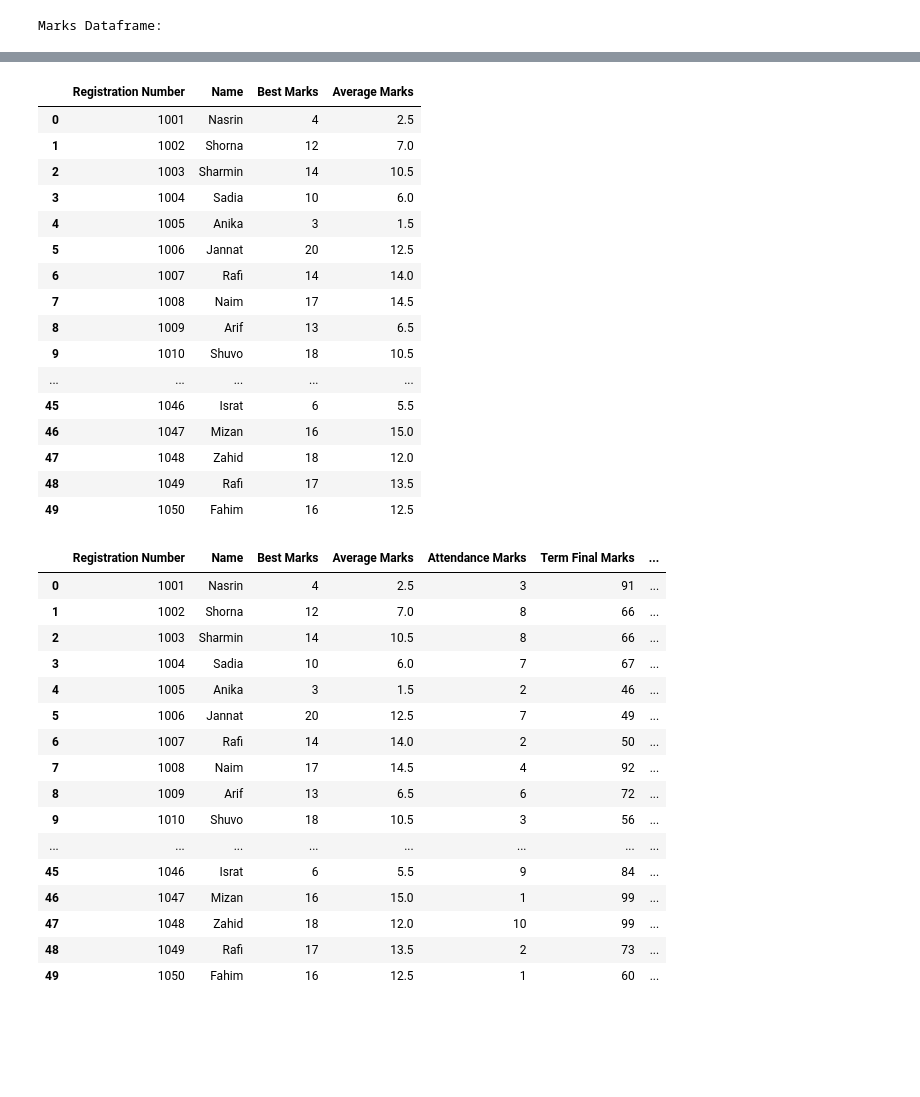
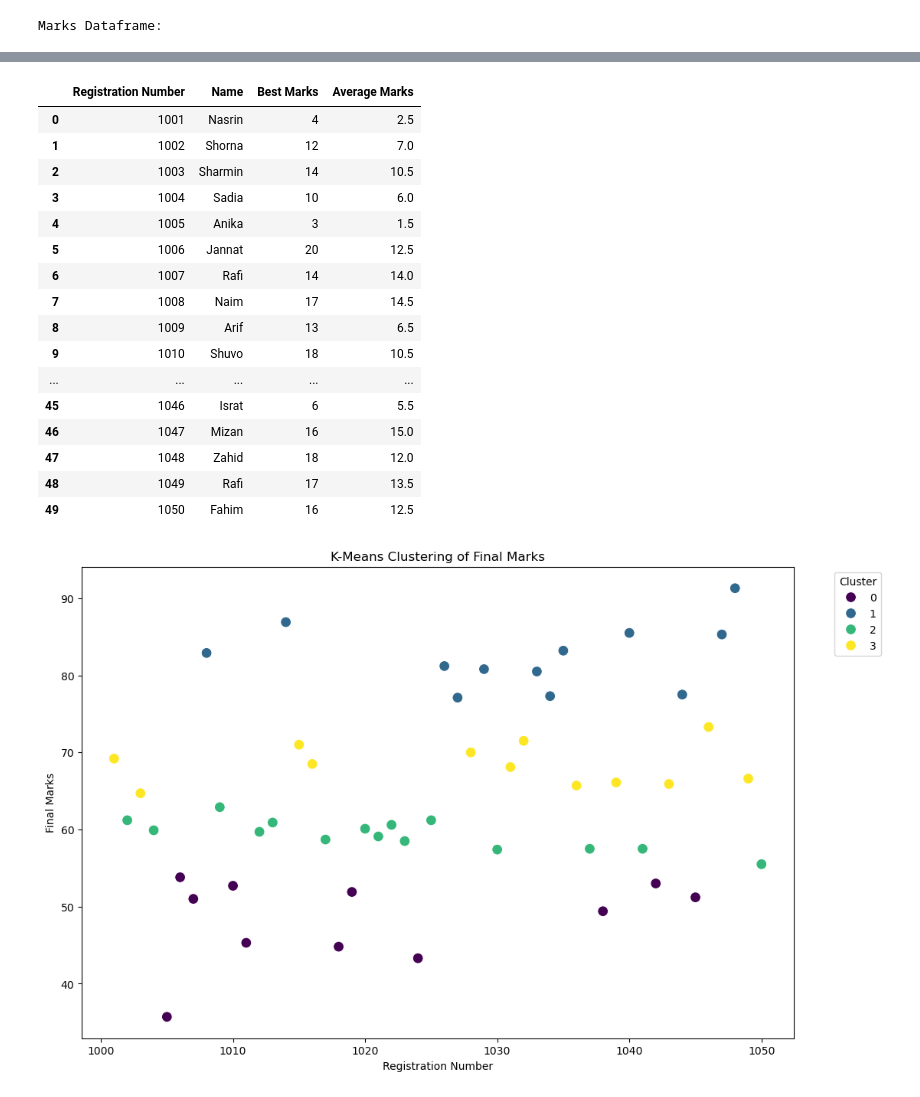
Before and after one commit to sayeem2129/PDS_09_32_Project, a Jupyter notebook: PDS_09_32_project 2.ipynb, the cells around one changed output, grey strips where cells are left out. Saved outputs shown, nothing was run; the diff lists cells and outputs as text; code cells hidden in the pictures; blank space fills up the shorter version.

```diff
--- a/PDS_09_32_project 2.ipynb
+++ b/PDS_09_32_project 2.ipynb
@@ -1,7 +1,7 @@
 # %%
 import pandas as pd
 
-# Load the datasets
+#3 Load the datasets
 term_test_1 = pd.read_csv(r"D:\project iict\term-test-1-result (1).csv")
 term_test_2 = pd.read_csv(r"D:\project iict\term-test-2-result (1).csv")
 
@@ -12,7 +12,7 @@ display(term_test_2)
 # Merge term_test_1 and term_test_2 on 'Registration Number'
 merged_df = pd.merge(term_test_1, term_test_2, on="Registration Number")
 
-# Clean up by keeping a single 'Name' column and rename the dataframe to marks
+#4 Clean up by keeping a single 'Name' column and rename the dataframe to marks
 marks = merged_df.drop(columns=["Name_y"]).rename(columns={"Name_x": "Name"})
 
 # Display the merged dataframe
@@ -28,17 +28,34 @@ marks["Average Marks"] = marks[["TT-1 Marks", "TT-2 Marks"]].mean(axis=1)
 # Display the updated dataframe
 display(marks)
 
-# Drop 'TT-1 Marks' and 'TT-2 Marks' columns
+#5 Drop 'TT-1 Marks' and 'TT-2 Marks' columns
 marks = marks.drop(columns=["TT-1 Marks", "TT-2 Marks"])
 
 # Display the updated dataframe
 display(marks)
-
+#6 Calculating final marks
 Final_marks_Dataset = pd.read_csv(r"D:\project iict\final marks.csv")
 Final_marks_Dataset
 
 Final_marks_Dataset["Final Marks"] = (Final_marks_Dataset["Term Final Marks"] * 0.7) + Final_marks_Dataset["Average Marks"] + Final_marks_Dataset["Attendance Marks"]
 Final_marks_Dataset
+
+#7
+Final_marks_Dataset.to_csv("final_result.csv", index=False)
+
+#8
+# Step 1: Apply K-Means clustering (with 4 clusters)
+kmeans = KMeans(n_clusters=4, random_state=42)
+Final_marks_Dataset["Cluster"] = kmeans.fit_predict(Final_marks_Dataset[["Final Marks"]])
+
+# Step 2: Visualize the clusters
+plt.figure(figsize=(12, 8))
+sns.scatterplot(data=Final_marks_Dataset, x="Registration Number", y="Final Marks", hue="Cluster", palette="viridis", s=100)
+plt.title("K-Means Clustering of Final Marks")
+plt.xlabel("Registration Number")
+plt.ylabel("Final Marks")
+plt.legend(title="Cluster", bbox_to_anchor=(1.05, 1), loc='upper left')
+plt.show()
 # %% [output]
 |  | Registration Number | Name | TT-1 Marks |
 | 0 | 1001 | Nasrin | 1 |
@@ -99,47 +116,31 @@ Marks Dataframe:
 | 3 | 1004 | Sadia | 2 | 10 | 10 | 6.0 |
 | 4 | 1005 | Anika | 3 | 0 | 3 | 1.5 |
 | 5 | 1006 | Jannat | 20 | 5 | 20 | 12.5 |
 | 6 | 1007 | Rafi | 14 | 14 | 14 | 14.0 |
 | 7 | 1008 | Naim | 17 | 12 | 17 | 14.5 |
 | 8 | 1009 | Arif | 0 | 13 | 13 | 6.5 |
 | 9 | 1010 | Shuvo | 3 | 18 | 18 | 10.5 |
 | ... | ... | ... | ... | ... | ... | ... |
 | 45 | 1046 | Israt | 6 | 5 | 6 | 5.5 |
 | 46 | 1047 | Mizan | 16 | 14 | 16 | 15.0 |
 | 47 | 1048 | Zahid | 18 | 6 | 18 | 12.0 |
 | 48 | 1049 | Rafi | 17 | 10 | 17 | 13.5 |
 | 49 | 1050 | Fahim | 9 | 16 | 16 | 12.5 |
 |  | Registration Number | Name | Best Marks | Average Marks |
 | 0 | 1001 | Nasrin | 4 | 2.5 |
 | 1 | 1002 | Shorna | 12 | 7.0 |
 | 2 | 1003 | Sharmin | 14 | 10.5 |
 | 3 | 1004 | Sadia | 10 | 6.0 |
 | 4 | 1005 | Anika | 3 | 1.5 |
 | 5 | 1006 | Jannat | 20 | 12.5 |
 | 6 | 1007 | Rafi | 14 | 14.0 |
 | 7 | 1008 | Naim | 17 | 14.5 |
 | 8 | 1009 | Arif | 13 | 6.5 |
 | 9 | 1010 | Shuvo | 18 | 10.5 |
 | ... | ... | ... | ... | ... |
 | 45 | 1046 | Israt | 6 | 5.5 |
 | 46 | 1047 | Mizan | 16 | 15.0 |
 | 47 | 1048 | Zahid | 18 | 12.0 |
 | 48 | 1049 | Rafi | 17 | 13.5 |
 | 49 | 1050 | Fahim | 16 | 12.5 |
-|  | Registration Number | Name | Best Marks | Average Marks | Attendance Marks | Term Final Marks | ... |
-| 0 | 1001 | Nasrin | 4 | 2.5 | 3 | 91 | ... |
-| 1 | 1002 | Shorna | 12 | 7.0 | 8 | 66 | ... |
-| 2 | 1003 | Sharmin | 14 | 10.5 | 8 | 66 | ... |
-| 3 | 1004 | Sadia | 10 | 6.0 | 7 | 67 | ... |
-| 4 | 1005 | Anika | 3 | 1.5 | 2 | 46 | ... |
-| 5 | 1006 | Jannat | 20 | 12.5 | 7 | 49 | ... |
-| 6 | 1007 | Rafi | 14 | 14.0 | 2 | 50 | ... |
-| 7 | 1008 | Naim | 17 | 14.5 | 4 | 92 | ... |
-| 8 | 1009 | Arif | 13 | 6.5 | 6 | 72 | ... |
-| 9 | 1010 | Shuvo | 18 | 10.5 | 3 | 56 | ... |
-| ... | ... | ... | ... | ... | ... | ... | ... |
-| 45 | 1046 | Israt | 6 | 5.5 | 9 | 84 | ... |
-| 46 | 1047 | Mizan | 16 | 15.0 | 1 | 99 | ... |
-| 47 | 1048 | Zahid | 18 | 12.0 | 10 | 99 | ... |
-| 48 | 1049 | Rafi | 17 | 13.5 | 2 | 73 | ... |
-| 49 | 1050 | Fahim | 16 | 12.5 | 1 | 60 | ... |
+[figure, added]
```
